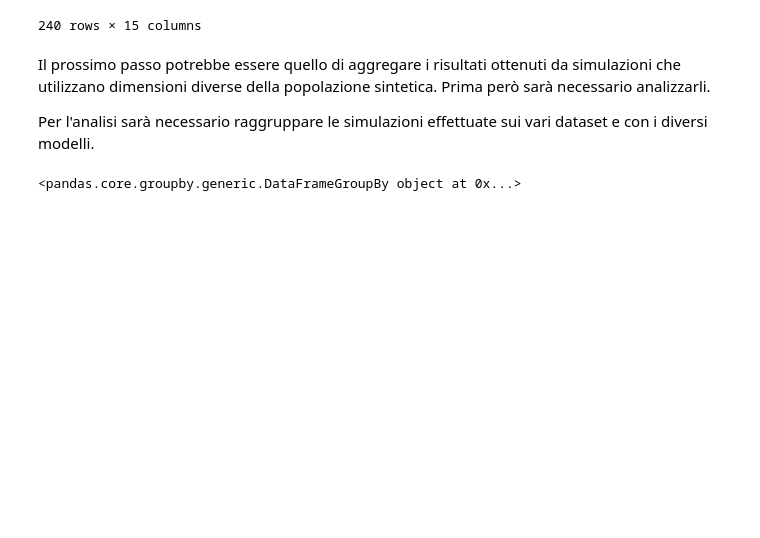
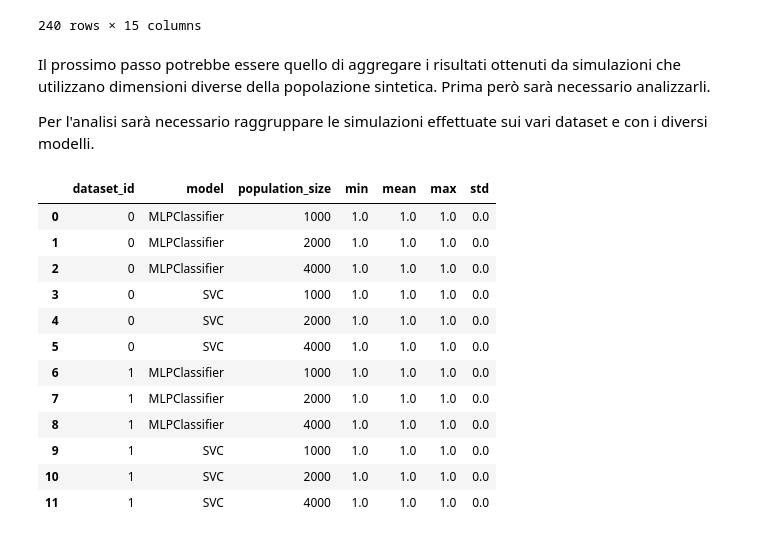
Before and after one commit to FedericoBustaffa/neighborhood_generator, a Jupyter notebook: notebooks/analysis.ipynb, the cells around one changed output. Cells and saved outputs as stored; diff of their text form; code cells hidden in the pictures; blank space fills up the shorter version.

```diff
--- a/notebooks/analysis.ipynb
+++ b/notebooks/analysis.ipynb
@@ -158,6 +158,22 @@ Prima però sarà necessario analizzarli.
 Per l'analisi sarà necessario raggruppare le simulazioni effettuate sui vari
 dataset e con i diversi modelli.
 # %%
-df.groupby(["dataset_id", "model"])
+df.groupby(
+    ["dataset_id", "model", "population_size"]
+).agg(
+    ["min", "mean", "max", "std"]
+)["accuracy"].reset_index()
 # %% [output]
-<pandas.core.groupby.generic.DataFrameGroupBy object at 0x...>
+|  | dataset_id | model | population_size | min | mean | max | std |
+| 0 | 0 | MLPClassifier | 1000 | 1.0 | 1.0 | 1.0 | 0.0 |
+| 1 | 0 | MLPClassifier | 2000 | 1.0 | 1.0 | 1.0 | 0.0 |
+| 2 | 0 | MLPClassifier | 4000 | 1.0 | 1.0 | 1.0 | 0.0 |
+| 3 | 0 | SVC | 1000 | 1.0 | 1.0 | 1.0 | 0.0 |
+| 4 | 0 | SVC | 2000 | 1.0 | 1.0 | 1.0 | 0.0 |
+| 5 | 0 | SVC | 4000 | 1.0 | 1.0 | 1.0 | 0.0 |
+| 6 | 1 | MLPClassifier | 1000 | 1.0 | 1.0 | 1.0 | 0.0 |
+| 7 | 1 | MLPClassifier | 2000 | 1.0 | 1.0 | 1.0 | 0.0 |
+| 8 | 1 | MLPClassifier | 4000 | 1.0 | 1.0 | 1.0 | 0.0 |
+| 9 | 1 | SVC | 1000 | 1.0 | 1.0 | 1.0 | 0.0 |
+| 10 | 1 | SVC | 2000 | 1.0 | 1.0 | 1.0 | 0.0 |
+| 11 | 1 | SVC | 4000 | 1.0 | 1.0 | 1.0 | 0.0 |
```
